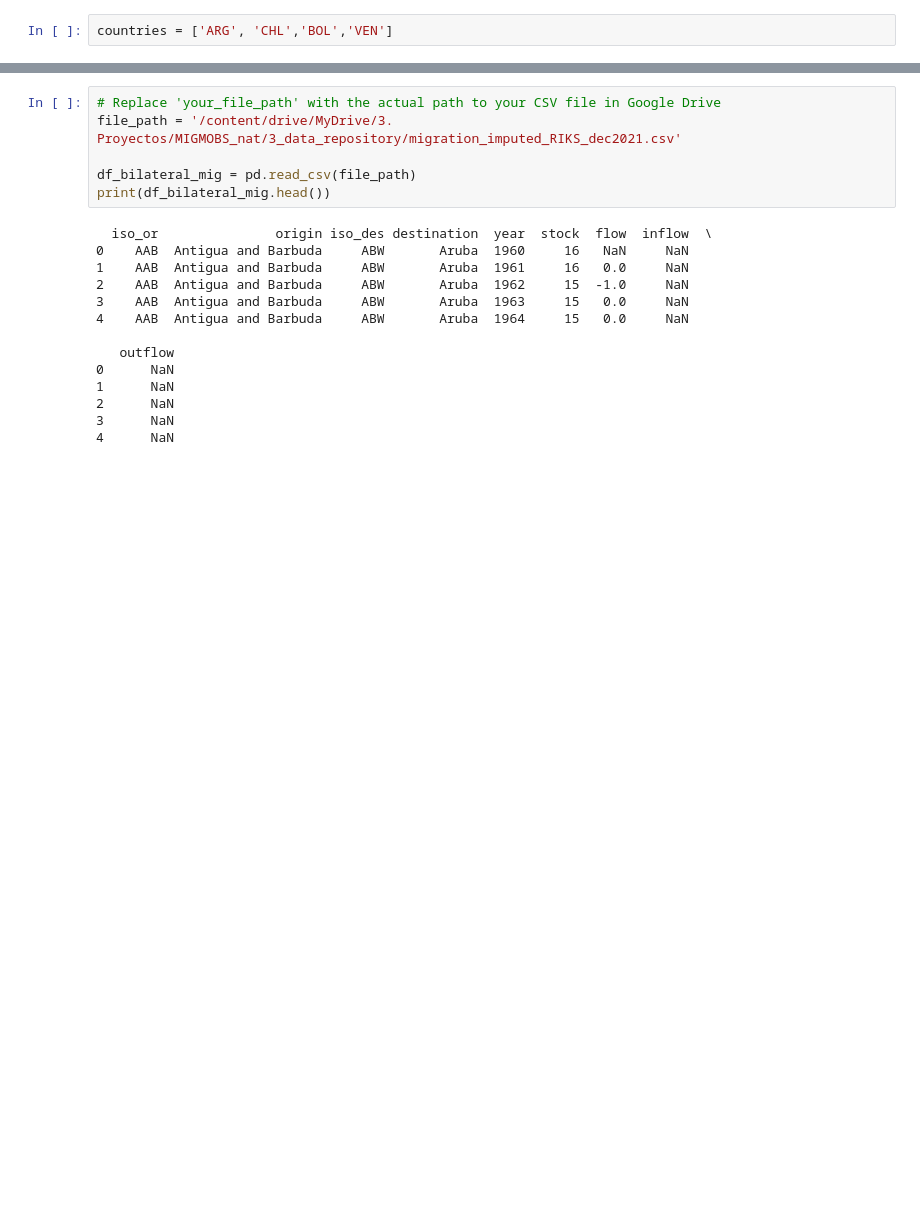
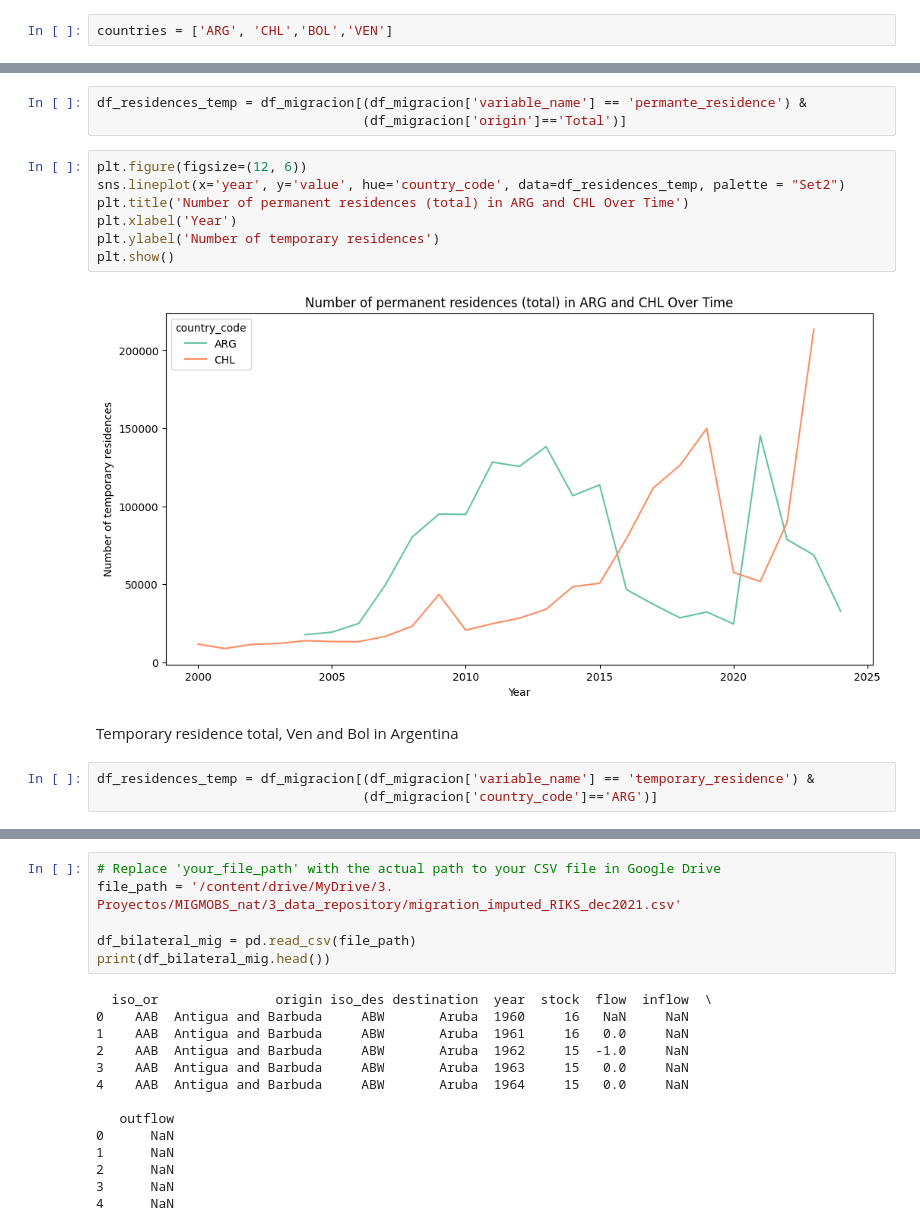
Before and after one commit to natdebandi/migmobs_exploratory, a Jupyter notebook: migration_v1.0.ipynb, the cells around one changed output, grey strips where cells are left out. Cells and saved outputs as stored; diff of their text form; blank space fills up the shorter version.

```diff
--- a/migration_v1.0.ipynb
+++ b/migration_v1.0.ipynb
@@ -46,0 +67,17 @@ countries = ['ARG', 'CHL','BOL','VEN']
+# %%
+df_residences_temp = df_migracion[(df_migracion['variable_name'] == 'permante_residence') &
+                                  (df_migracion['origin']=='Total')]
+# %%
+plt.figure(figsize=(12, 6))
+sns.lineplot(x='year', y='value', hue='country_code', data=df_residences_temp, palette = "Set2")
+plt.title('Number of permanent residences (total) in ARG and CHL Over Time')
+plt.xlabel('Year')
+plt.ylabel('Number of temporary residences')
+plt.show()
+# %% [output]
+[figure, added]
+# %% [markdown]
+Temporary residence total, Ven and Bol in Argentina
+# %%
+df_residences_temp = df_migracion[(df_migracion['variable_name'] == 'temporary_residence') &
+                                  (df_migracion['country_code']=='ARG')]
```
Also changed, not shown: parts of 16 cells of this notebook.
